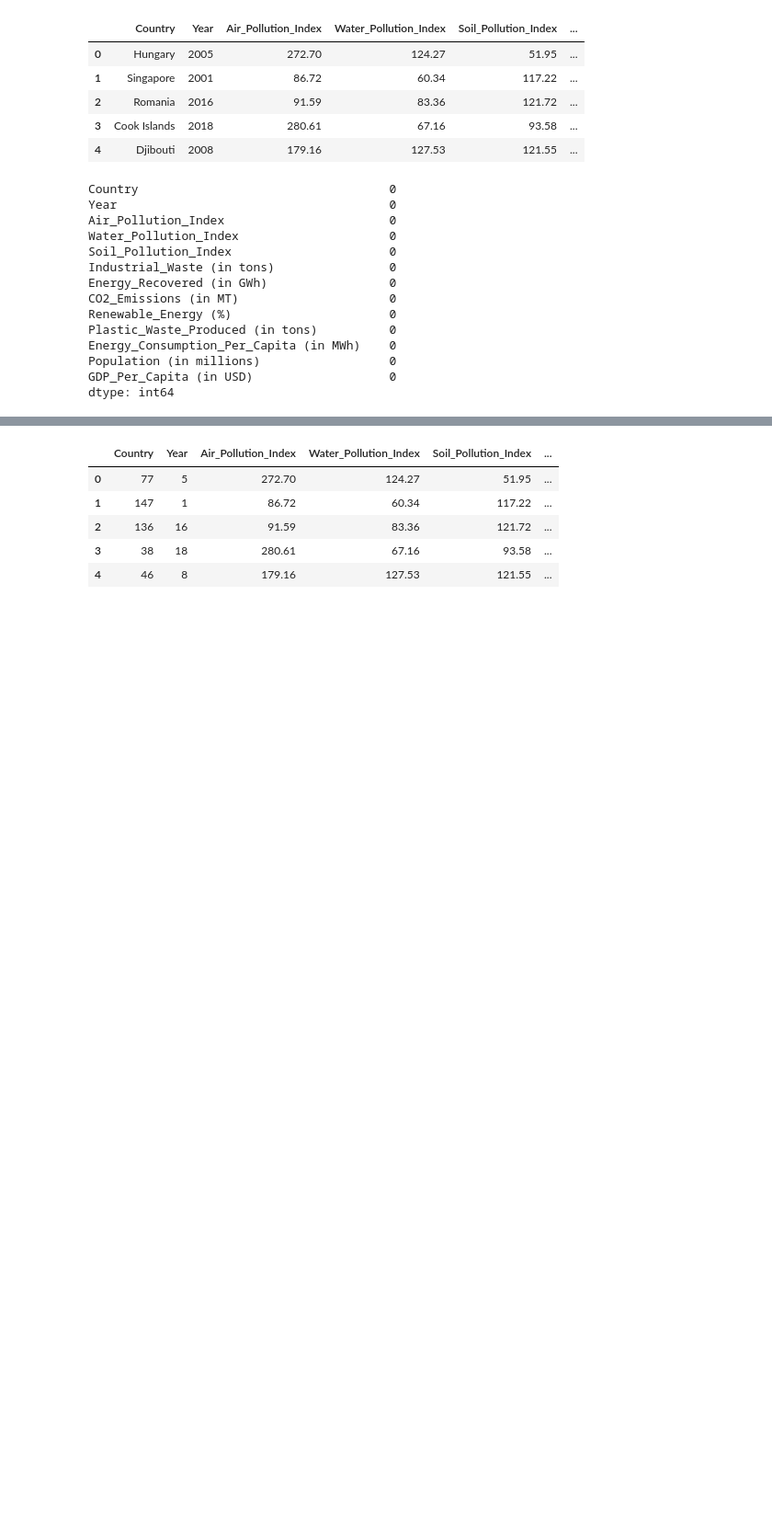
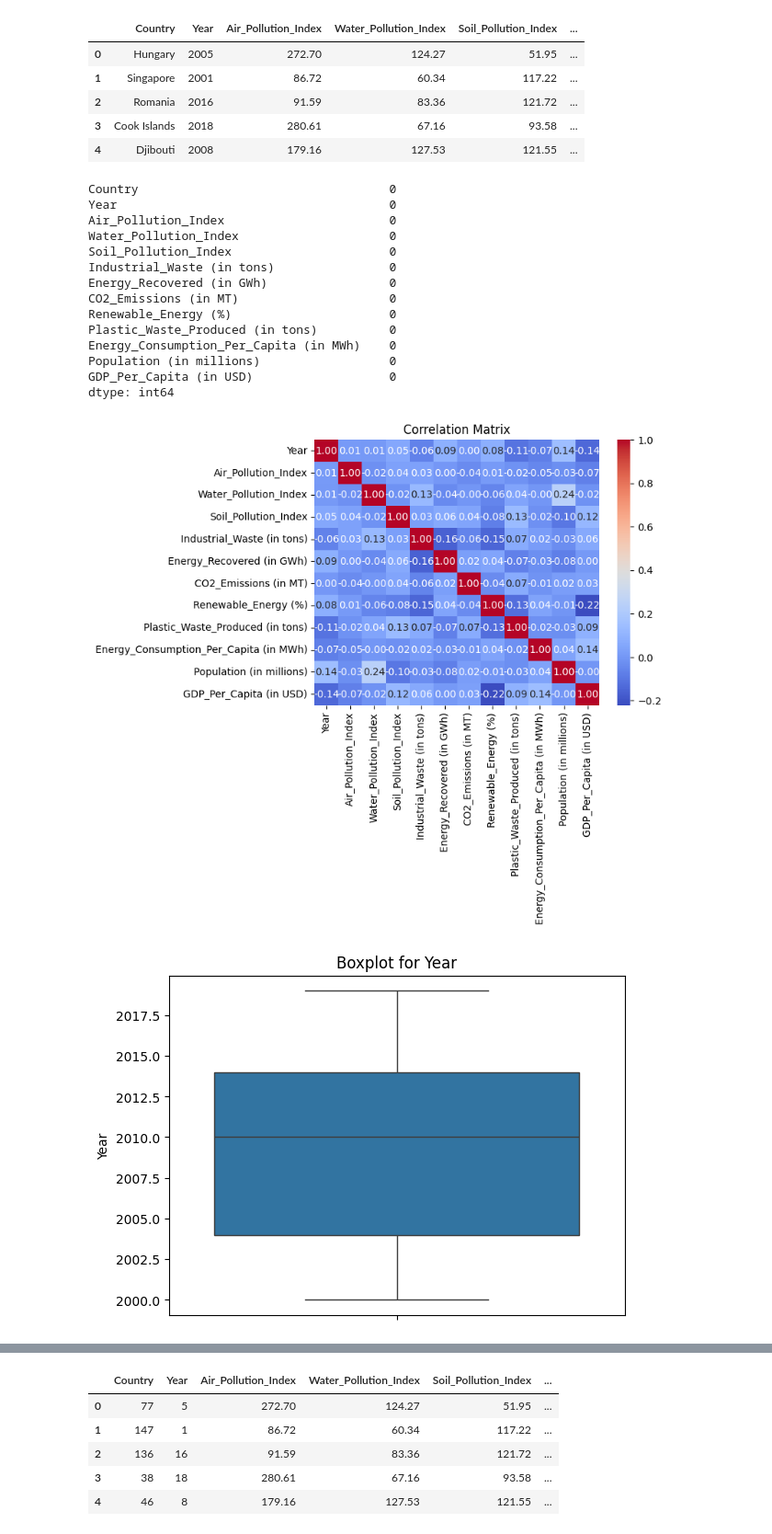
Before and after one commit to Shlok1729/Pollution, a Jupyter notebook: pollution.ipynb, the cells around one changed output, grey strips where cells are left out. Shown at 92% size. Cells and saved outputs as stored; diff of their text form; code cells hidden in the pictures; blank space fills up the shorter version.

```diff
--- a/pollution.ipynb
+++ b/pollution.ipynb
@@ -4,5 +6,5 @@ import numpy as np
 # %%
-ds = pd.read_csv(r"C:\Users\shlok\OneDrive\Desktop\Ml Projects\Assignments\Pollution\Global_Pollution_Analysis.csv")
+ds = pd.read_csv(r"C:\Users\shlok\Desktop\Ml Projects\Assignments\Pollution\Global_Pollution_Analysis.csv")
 # %%
 ds.head()
 # %% [output]
@@ -29,3 +31,20 @@ Energy_Consumption_Per_Capita (in MWh)    0
 Population (in millions)                  0
 GDP_Per_Capita (in USD)                   0
 dtype: int64
+# %%
+plt.Figure(figsize=(12,8))
+sns.heatmap(ds.drop(columns="Country" , inplace=False).corr(), annot=True ,cmap="coolwarm" , fmt='.2f')
+
+plt.title("Correlation Matrix")
+plt.show()
+
+
+
+for col in ds.drop(columns="Country" , inplace=False).columns:
+    plt.Figure(figsize=(6,4))
+    sns.boxplot(y = ds[col])
+    plt.title(f"Boxplot for {col}")
+    plt.show()
+# %% [output]
+[figure, added]
+[figure, added]
```
Also changed, not shown: parts of 2 cells of this notebook.
